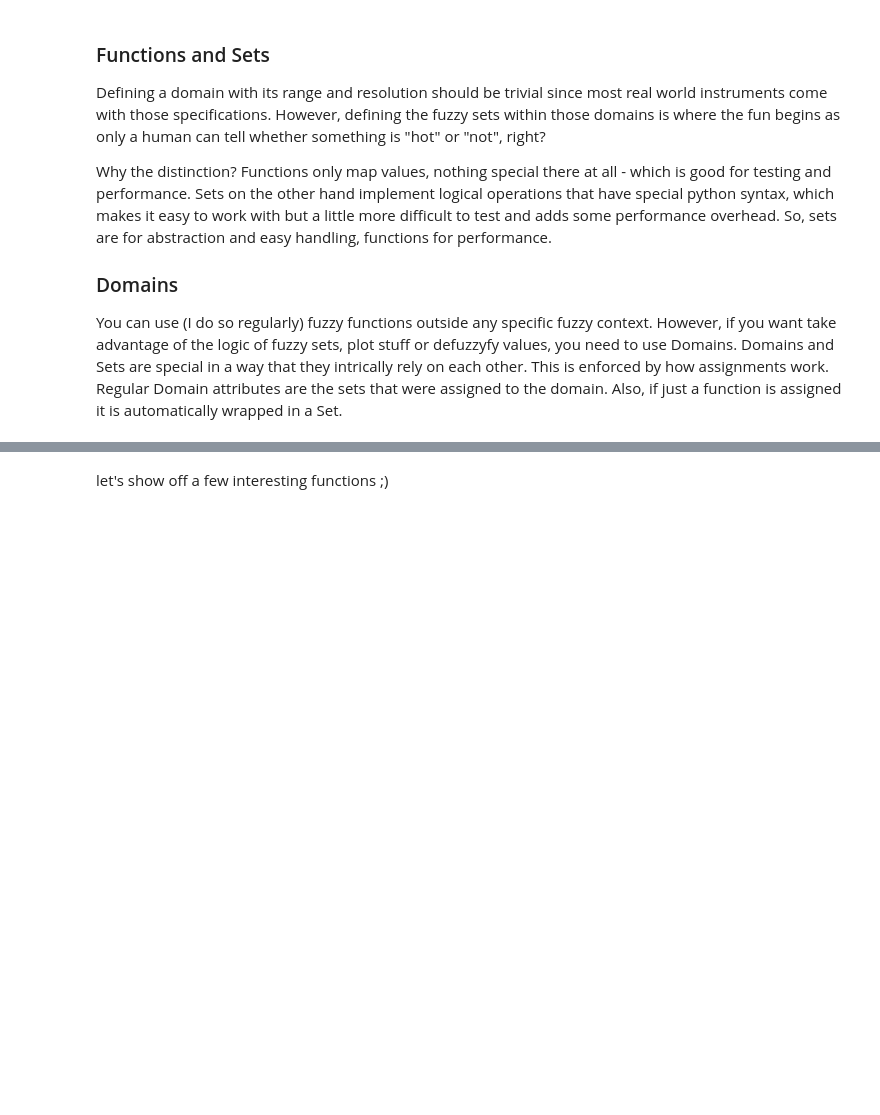
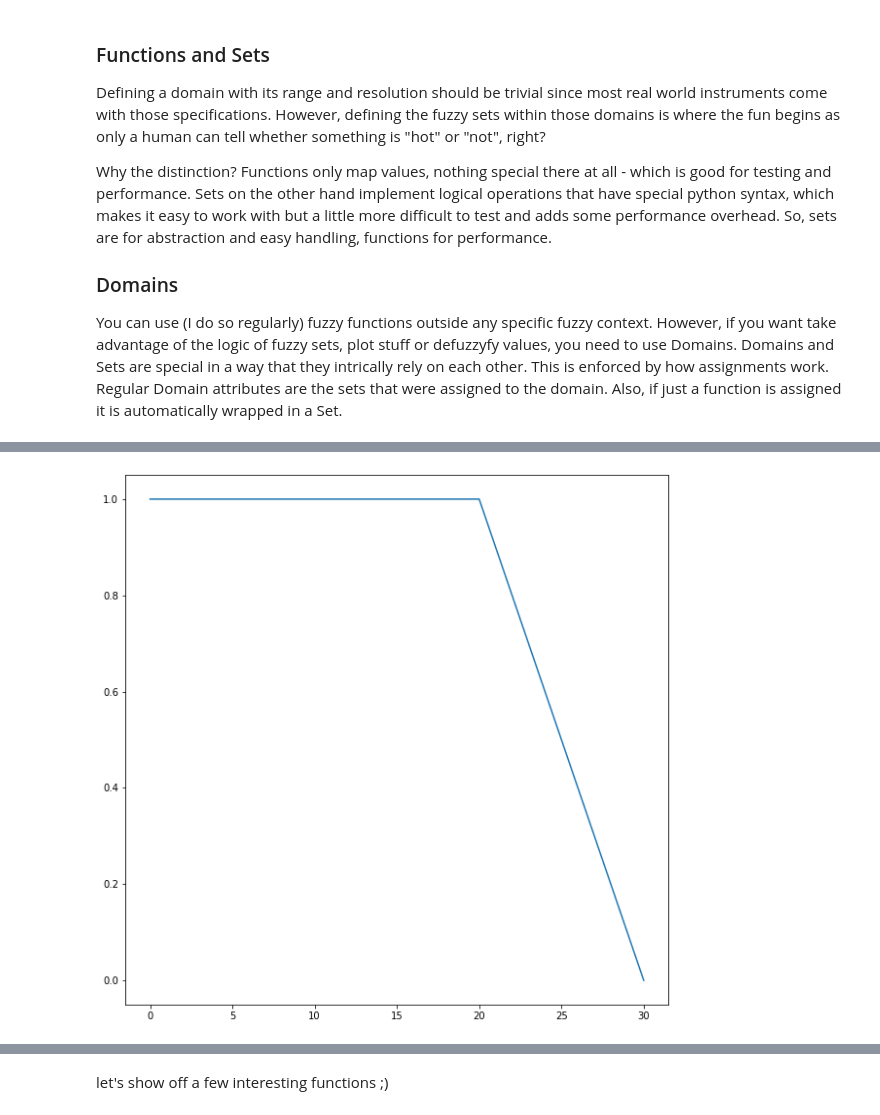
Before and after one commit to Python-Fuzzylogic/fuzzylogic, a Jupyter notebook: docs/Showcase.ipynb, the cells around one changed output, grey strips where cells are left out. Drawn from its saved outputs; the diff is of its cells as text; code cells hidden in the pictures; blank space fills up the shorter version.

```diff
--- a/docs/Showcase.ipynb
+++ b/docs/Showcase.ipynb
@@ -29,0 +29,5 @@ T.not_polygon.plot()
+# %%
+T.down = S(20, 30)
+T.down.plot()
+# %% [output]
+[figure, added]
```
Also changed, not shown: parts of 15 cells of this notebook.
